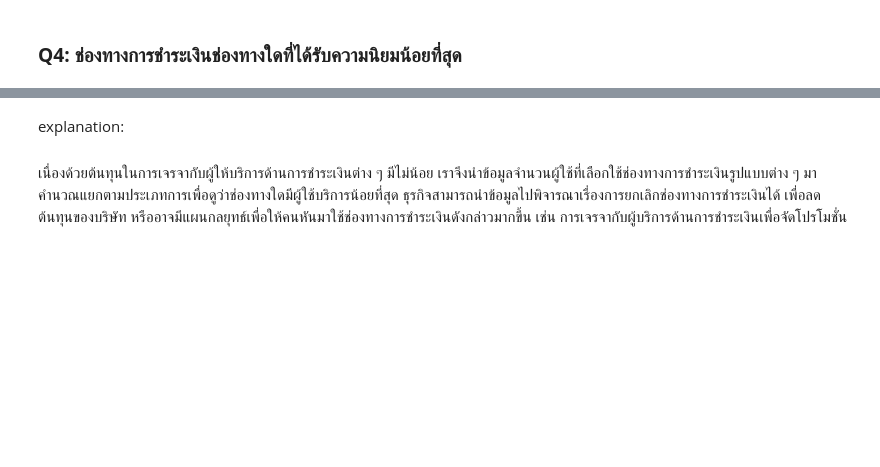
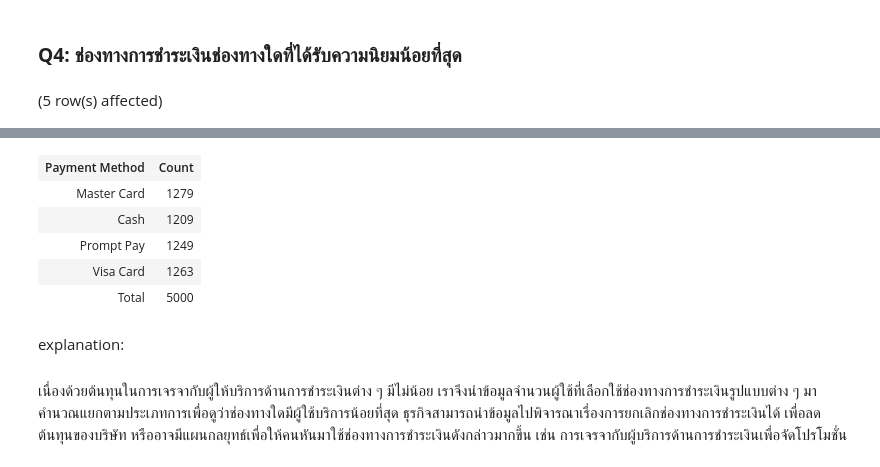
Before and after one commit to punnnnnnnnn/DB-IKEA, a Jupyter notebook: report-db-ikea-hk.ipynb, the cells around one changed output, grey strips where cells are left out. Drawn from its saved outputs; the diff is of its cells as text; code cells hidden in the pictures; blank space fills up the shorter version.

```diff
--- a/report-db-ikea-hk.ipynb
+++ b/report-db-ikea-hk.ipynb
@@ -318,0 +304,11 @@ GROUP BY p."isRecommended"
+# %%
+SELECT p.payment_desc "Payment Method",
+    COUNT(*) "Count"
+FROM public."Order" o
+LEFT JOIN public."Payment" p ON o.payment_id = p.payment_id
+GROUP BY "Payment Method"
+UNION
+SELECT 'Total', COUNT(*)
+FROM public."Order"
+# %% [output]
+(5 row(s) affected)
@@ -319,3 +316,9 @@ GROUP BY p."isRecommended"
+| Payment Method | Count |
+| Master Card | 1279 |
+| Cash | 1209 |
+| Prompt Pay | 1249 |
+| Visa Card | 1263 |
+| Total | 5000 |
 # %% [markdown]
 explanation:
 
```
Also changed, not shown: parts of 2 cells of this notebook.
